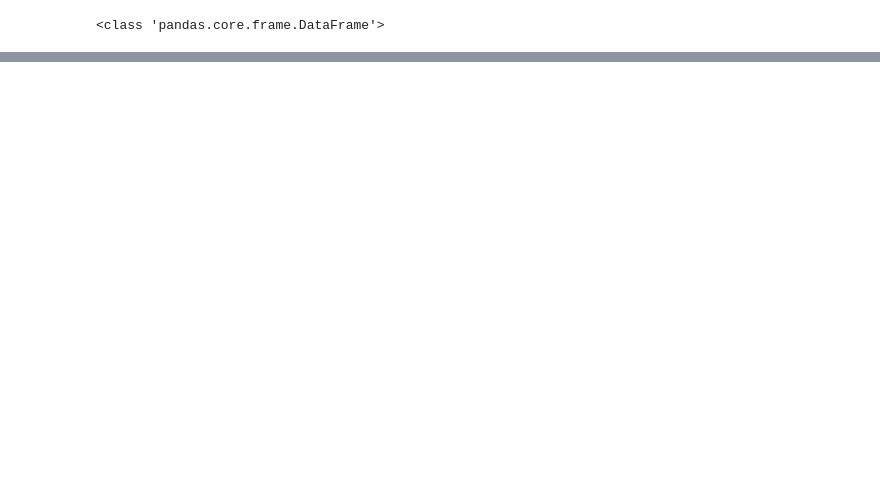
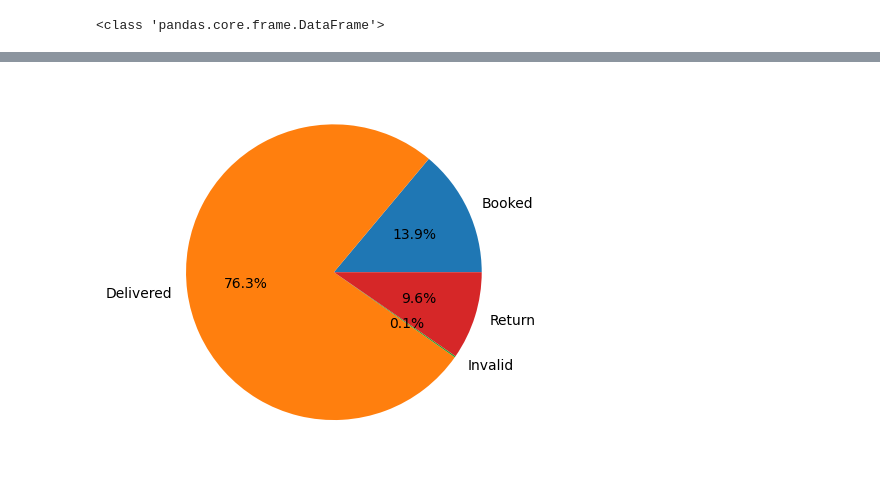
Before and after one commit to Manish-Kumarrrr/Shree-Tirupati-Shipping-Data-Extractor, a Jupyter notebook: Shree_Trupati_Scrapping_Script.ipynb, the cells around one changed output, grey strips where cells are left out. Saved outputs shown, nothing was run; the diff lists cells and outputs as text; code cells hidden in the pictures; blank space fills up the shorter version.

```diff
--- a/Shree_Trupati_Scrapping_Script.ipynb
+++ b/Shree_Trupati_Scrapping_Script.ipynb
@@ -128,3 +173,11 @@ record
 company_name="Shipping_Company : Shree Tirupati Courier Service PVT.LTD"
 date="Date : "+str(datetime.datetime.now())
 MetaData=pd.DataFrame({company_name, date})
+
+grouped = record.groupby('Parcel Status')
+print(len(grouped))
+grouped=grouped.count()
+grouped=(grouped.iloc[:, [0]])
+for i in grouped.iloc[:,[0]]:
+    print(i)
+grouped
@@ -131,6 +259,5 @@ MetaData=pd.DataFrame({company_name, date})
 # %%
 writer = pd.ExcelWriter('output.xlsx', engine='xlsxwriter')
 # record.to_excel(writer, sheet_name='Sheet1', startrow=1, header=False, index=False)
-MetaData.to_excel(writer, sheet_name='Sheet1', startrow=1, header=False, index=False)
-record.to_excel(writer, sheet_name='Sheet1', startrow=4, header=False, index=False)
-writer.close()
+MetaData.to_excel(writer, sheet_name='Sheet1', startrow=1, startcol=1, header=False, index=False)
+col=0
@@ -136,0 +398,9 @@ writer.close()
+# %%
+import matplotlib.pyplot as plt
+# Plot
+plt.pie(value, labels=label, autopct='%1.1f%%')
+
+# Display the pie chart
+plt.show()
+# %% [output]
+[figure, added]
```
Also changed, not shown: parts of 16 cells of this notebook, 1 other file.
